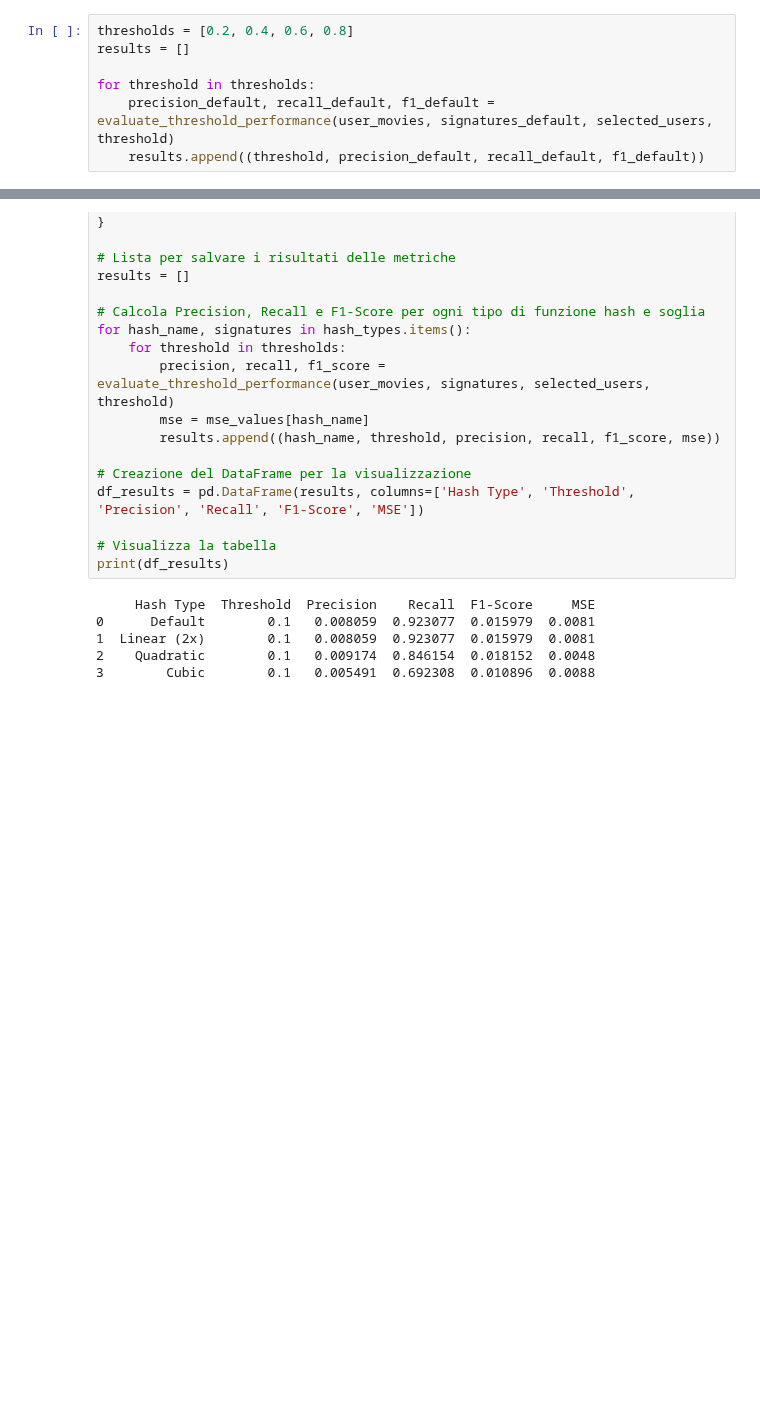
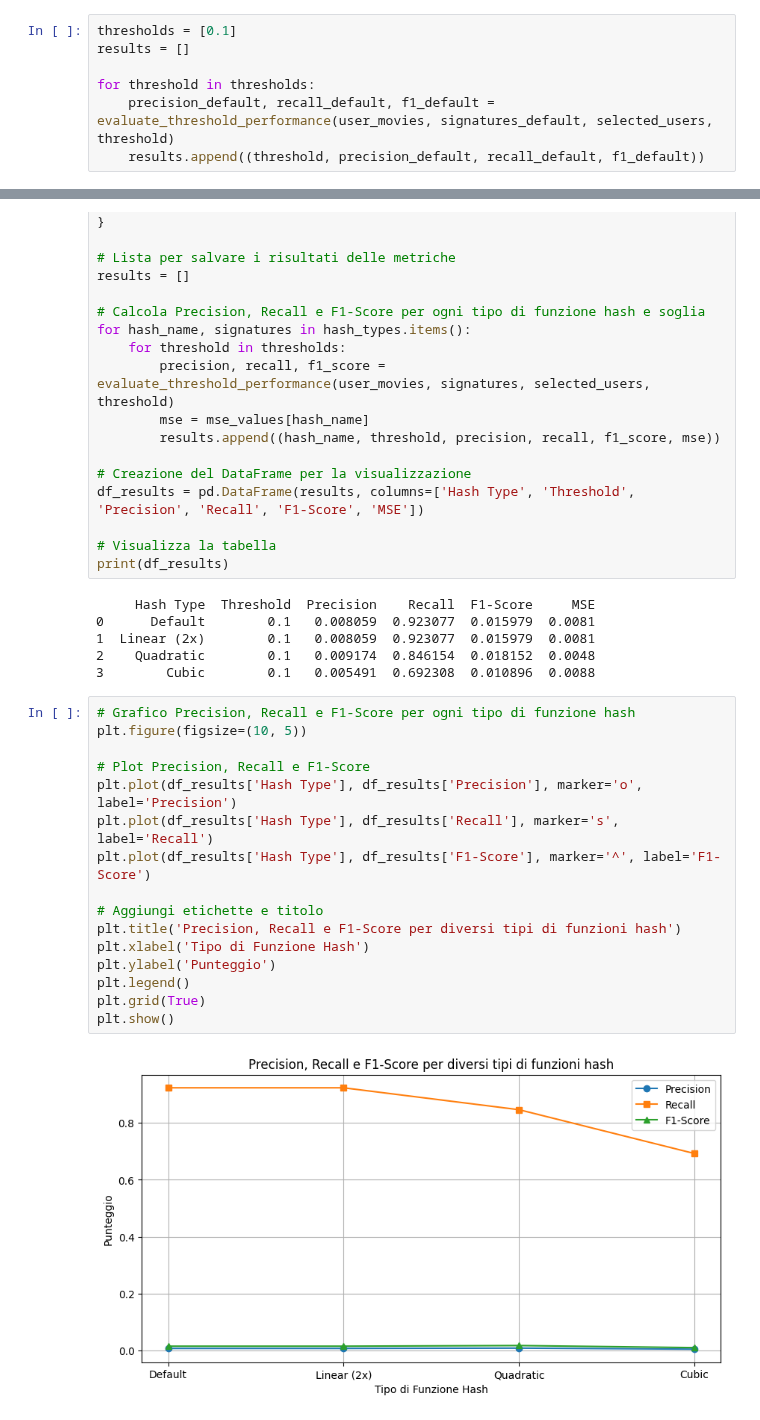
Before and after one commit to emanueleiacca/ADM-HW4, a Jupyter notebook: DataPreparation.ipynb, the cells around one changed output, grey strips where cells are left out. Saved outputs shown, nothing was run; the diff lists cells and outputs as text; blank space fills up the shorter version.

```diff
--- a/DataPreparation.ipynb
+++ b/DataPreparation.ipynb
@@ -507,7 +516,7 @@ def evaluate_threshold_performance(user_movie_data, signatures, selected_users,
 
     return precision, recall, f1_score
 # %%
-thresholds = [0.2, 0.4, 0.6, 0.8]
+thresholds = [0.1]
 results = []
 
 for threshold in thresholds:
@@ -556,3 +565,21 @@ print(df_results)
 1  Linear (2x)        0.1   0.008059  0.923077  0.015979  0.0081
 2    Quadratic        0.1   0.009174  0.846154  0.018152  0.0048
 3        Cubic        0.1   0.005491  0.692308  0.010896  0.0088
+# %%
+# Grafico Precision, Recall e F1-Score per ogni tipo di funzione hash
+plt.figure(figsize=(10, 5))
+
+# Plot Precision, Recall e F1-Score
+plt.plot(df_results['Hash Type'], df_results['Precision'], marker='o', label='Precision')
+plt.plot(df_results['Hash Type'], df_results['Recall'], marker='s', label='Recall')
+plt.plot(df_results['Hash Type'], df_results['F1-Score'], marker='^', label='F1-Score')
+
+# Aggiungi etichette e titolo
+plt.title('Precision, Recall e F1-Score per diversi tipi di funzioni hash')
+plt.xlabel('Tipo di Funzione Hash')
+plt.ylabel('Punteggio')
+plt.legend()
+plt.grid(True)
+plt.show()
+# %% [output]
+[figure, added]
```
Also changed, not shown: parts of 2 cells of this notebook.
